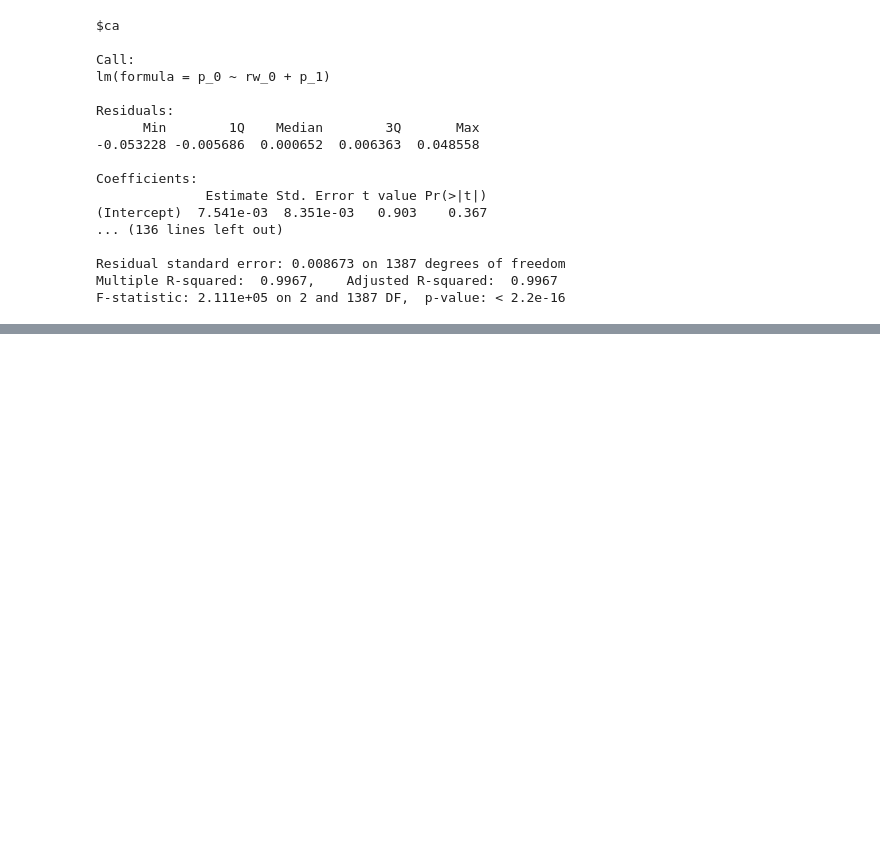
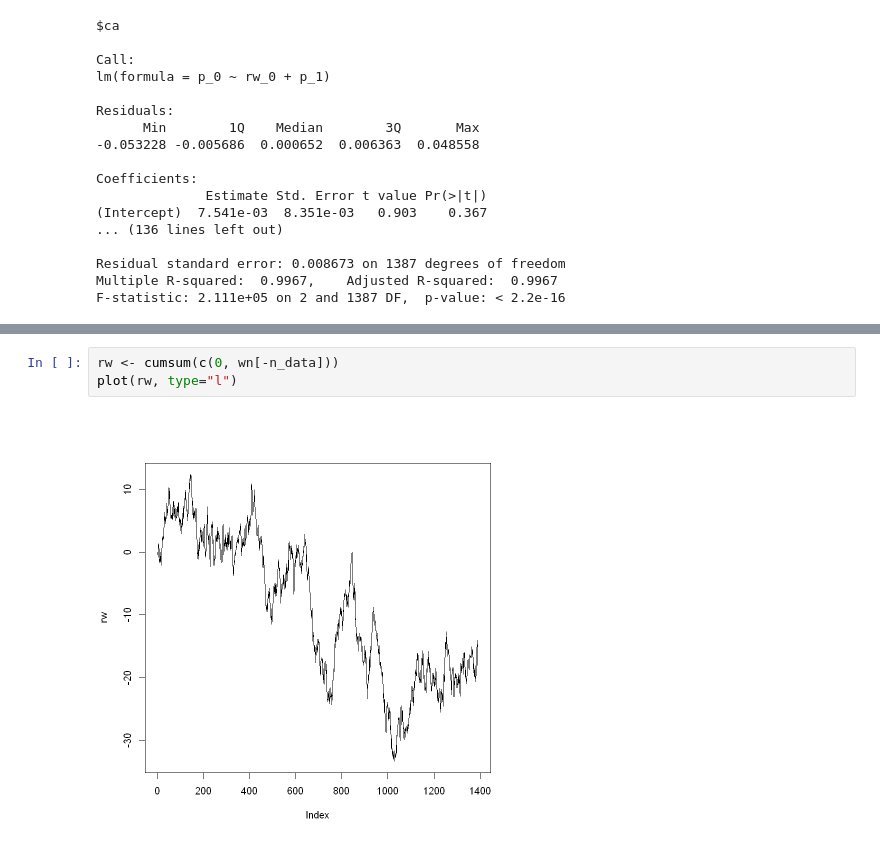
Before and after one commit to Myxogastria/test_public, a Jupyter notebook: 6_4.ipynb, the cells around one changed output, grey strips where cells are left out. Saved outputs shown, nothing was run; the diff lists cells and outputs as text; blank space fills up the shorter version.

```diff
--- a/6_4.ipynb
+++ b/6_4.ipynb
@@ -280,0 +295,5 @@ F-statistic: 2.111e+05 on 2 and 1387 DF,  p-value: < 2.2e-16
+# %%
+rw <- cumsum(c(0, wn[-n_data]))
+plot(rw, type="l")
+# %% [output]
+[figure, added]
```
Also changed, not shown: parts of 22 cells of this notebook, 1 other file.
